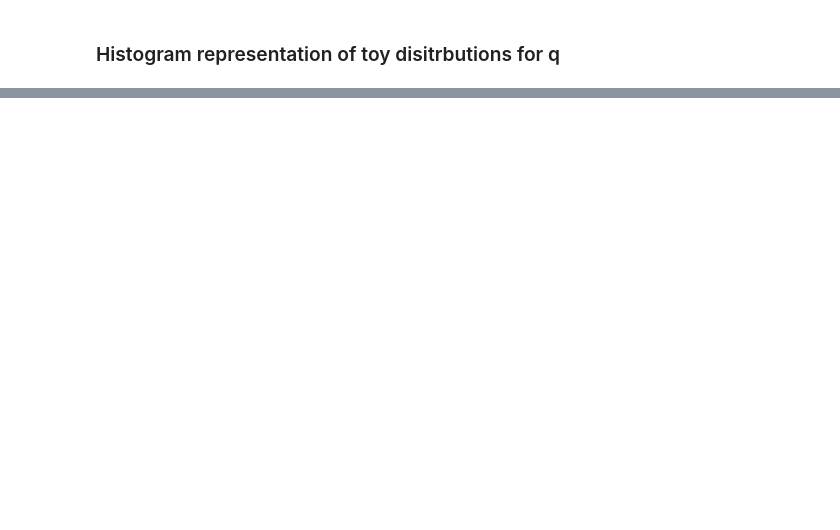
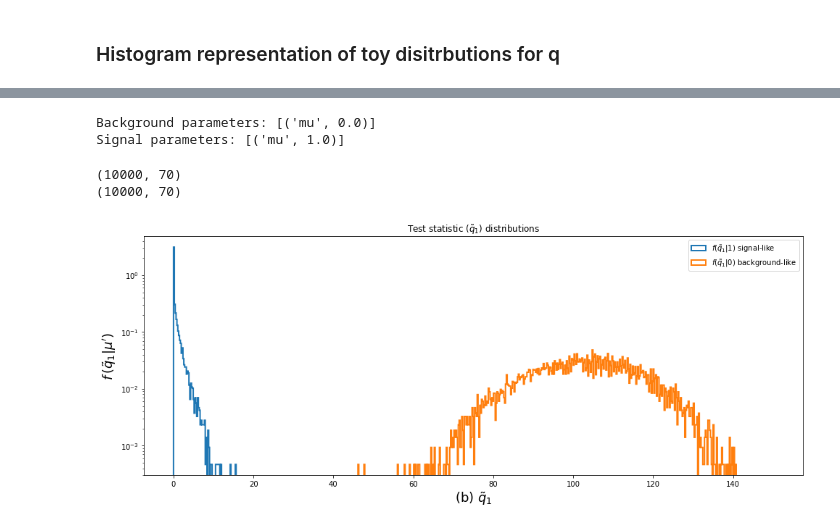
Before and after one commit to emabaci/LCP-mod.-B, a Jupyter notebook: final_project/Statistichal part.ipynb, the cells around one changed output, grey strips where cells are left out. Drawn from its saved outputs; the diff is of its cells as text; code cells hidden in the pictures; blank space fills up the shorter version.

```diff
--- a/final_project/Statistichal part.ipynb
+++ b/final_project/Statistichal part.ipynb
@@ -316,0 +384,31 @@ plt.legend()
+# %%
+# mu' = 0: background-like
+pars_bkg = model.config.suggested_init()
+pars_bkg[model.config.poi_index] = 0.0
+print(f"Background parameters: {list(zip(model.config.parameters, pars_bkg))}")
+
+# mu' = 1: signal-like
+pars_sig = model.config.suggested_init()
+pars_sig[model.config.poi_index] = 1.0
+print(f"Signal parameters: {list(zip(model.config.parameters, pars_sig))}")
+
+# make the pdfs
+pdf_bkg = model.make_pdf(pyhf.tensorlib.astensor(pars_bkg))
+pdf_sig = model.make_pdf(pyhf.tensorlib.astensor(pars_sig))
+# %% [output]
+Background parameters: [('mu', 0.0)]
+Signal parameters: [('mu', 1.0)]
+# %%
+# note: pdf.sample takes in a "shape" N=(10000,) given the number of samples
+n_samples = 10000
+
+# mu' = 0
+mc_bkg = pdf_bkg.sample((n_samples,))
+# mu' = 1
+mc_sig = pdf_sig.sample((n_samples,))
+
+print(mc_bkg.shape)
+print(mc_sig.shape)
+# %% [output]
+(10000, 70)
+(10000, 70)
@@ -316,0 +438,44 @@ plt.legend()
+# %%
+toy_calculator_qtilde = pyhf.infer.utils.create_calculator(
+    "toybased",
+    model.expected_data(pars_sig),
+    model,
+    ntoys=n_samples,
+    test_stat="qtilde",
+)
+qtilde_sig, qtilde_bkg = toy_calculator_qtilde.distributions(1.0)
+# %%
+fig, ax = plt.subplots(nrows=1, ncols=1)
+#for ax in axes:
+#ax.set_xticks(np.arange(0, 500))
+#ax1 = ax.flatten()
+
+bins = np.linspace(0, 150, 700)
+
+ax.hist(
+    qtilde_sig.samples,
+    bins=bins,
+    histtype="step",
+    density=True,
+    label=r"$f(\tilde{q}_1|1)$ signal-like",
+    linewidth=2,
+)
+ax.hist(
+    qtilde_bkg.samples,
+    bins=bins,
+    histtype="step",
+    density=True,
+    label=r"$f(\tilde{q}_1|0)$ background-like",
+    linewidth=2,
+)
+ax.set_xlabel(r"(b) $\tilde{q}_1$", fontsize=18)
+ax.set_ylabel(r"$f\,(\tilde{q}_1|\mu')$", fontsize=18)
+ax.set_title(r"Test statistic $(\tilde{q}_1)$ distributions")
+ax.legend()
+plt.yscale('log')
+
+plt.setp(axes, xlim=(0, 50), ylim=(1e-3, 10), yscale="log")
+fig.set_size_inches(14, 6)
+fig.tight_layout(pad=2.0)
+# %% [output]
+[figure, added]
```
Also changed, not shown: parts of 42 cells of this notebook.
